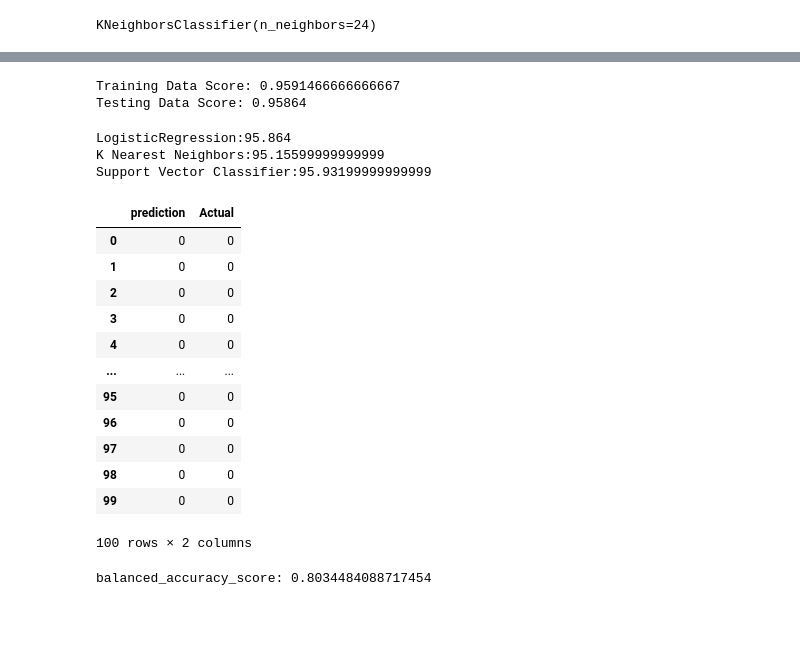
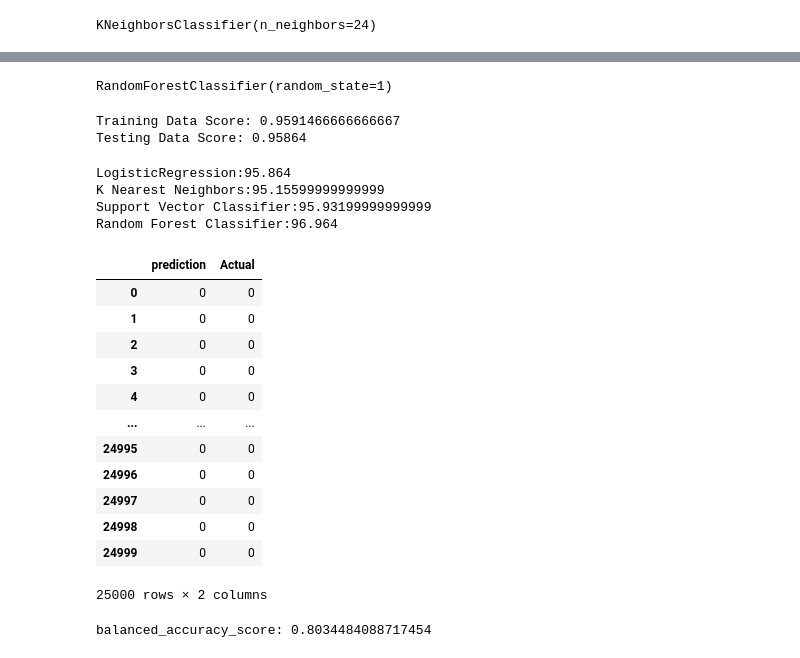
Before and after one commit to patibindu/Project4-Group3, a Jupyter notebook: InProgress_ML.ipynb, the cells around one changed output, grey strips where cells are left out. Saved outputs shown, nothing was run; the diff lists cells and outputs as text; code cells hidden in the pictures; blank space fills up the shorter version.

```diff
--- a/InProgress_ML.ipynb
+++ b/InProgress_ML.ipynb
@@ -16,7 +18,7 @@ from sklearn.ensemble import RandomForestClassifier
 import warnings
 warnings.filterwarnings("ignore")
 # %%
-diabetes_df = pd.read_csv("Resources/diabetes_prediction_dataset.csv")
+diabetes_df = pd.read_csv("Resources/diabetes_prediction_sqlite.csv")
 diabetes_df
 # %% [output]
 |  | gender | age | hypertension | heart_disease | smoking_history | bmi | HbA1c_level | ... |
@@ -234,3 +277,9 @@ SVC(kernel='linear', random_state=42)
+# %%
+from sklearn.ensemble import RandomForestClassifier
+rf_model = RandomForestClassifier(random_state = 1)
+rf_model.fit(X_train, y_train.ravel())
+# %% [output]
+RandomForestClassifier(random_state=1)
 # %%
 # Making predictions on test dataset
 
@@ -257,28 +308,30 @@ accuracy_svc = accuracy_score(y_test, y_pred_svc)
 print(f"LogisticRegression:" + str(accuracy_LogReg * 100))
 print(f"K Nearest Neighbors:" + str(accuracy_knn * 100))
 print(f"Support Vector Classifier:" + str(accuracy_svc * 100))
+print(f"Random Forest Classifier:" + str(accuracy_rf_model * 100))
 # %% [output]
 LogisticRegression:95.864
 K Nearest Neighbors:95.15599999999999
 Support Vector Classifier:95.93199999999999
+Random Forest Classifier:96.964
 # %%
 # Review the results side by side
 results = pd.DataFrame({"prediction": y_pred, "Actual": y_test}).reset_index(drop = True)
-results.head(100)
+results
 # %% [output]
 |  | prediction | Actual |
 | 0 | 0 | 0 |
 | 1 | 0 | 0 |
 | 2 | 0 | 0 |
 | 3 | 0 | 0 |
 | 4 | 0 | 0 |
 | ... | ... | ... |
-| 95 | 0 | 0 |
-| 96 | 0 | 0 |
-| 97 | 0 | 0 |
-| 98 | 0 | 0 |
-| 99 | 0 | 0 |
+| 24995 | 0 | 0 |
+| 24996 | 0 | 0 |
+| 24997 | 0 | 0 |
+| 24998 | 0 | 0 |
+| 24999 | 0 | 0 |
-100 rows × 2 columns
+25000 rows × 2 columns
 # %%
 # print the balanced accuracy score of the model
 from sklearn.metrics import balanced_accuracy_score
```
Also changed, not shown: parts of 44 cells of this notebook.
